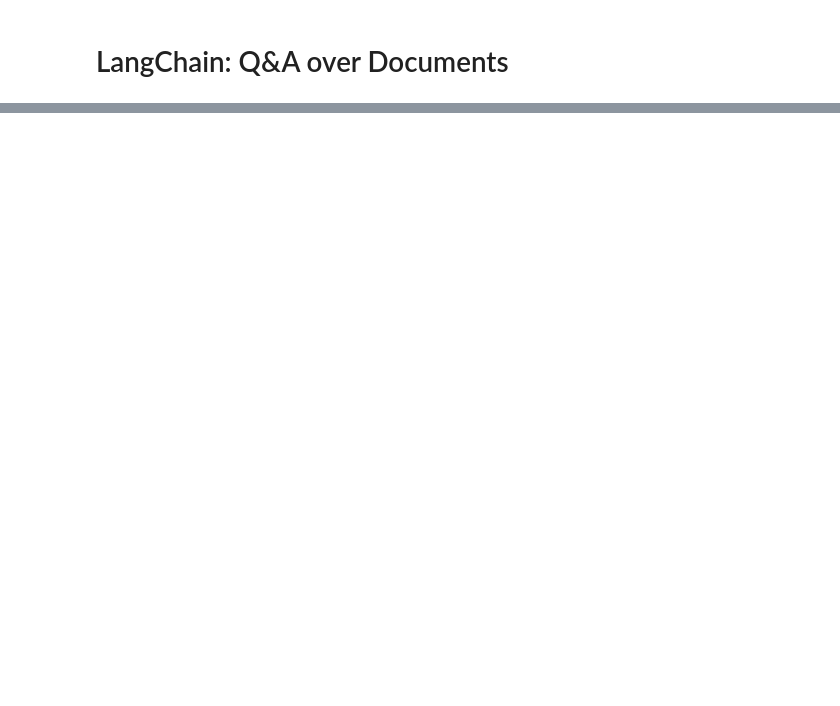
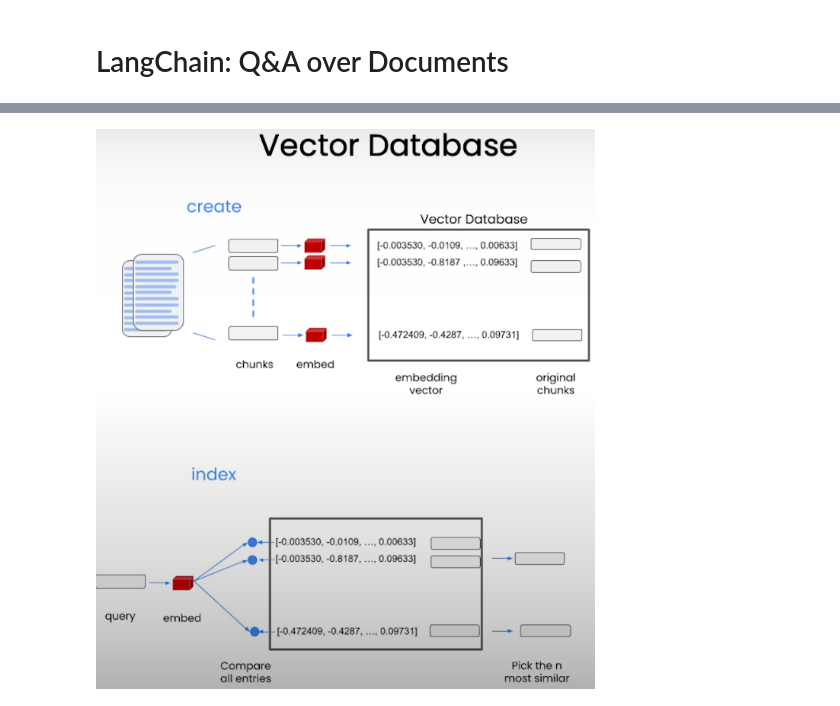
Before and after one commit to amit5-ai/LangChain-LLM, a Jupyter notebook: LangChain_LLM.ipynb, the cells around one changed output, grey strips where cells are left out. Drawn from its saved outputs; the diff is of its cells as text; code cells hidden in the pictures; blank space fills up the shorter version.

```diff
--- a/LangChain_LLM.ipynb
+++ b/LangChain_LLM.ipynb
@@ -533,3 +538,7 @@ overall_chain(email)
+# %%
+Image(filename='/content/sample_data/img4.png')
+# %% [output]
+[figure, added]
 # %%
 from langchain.chains import RetrievalQA
 from langchain.chat_models import ChatOpenAI
```
Also changed, not shown: parts of 46 cells of this notebook.
